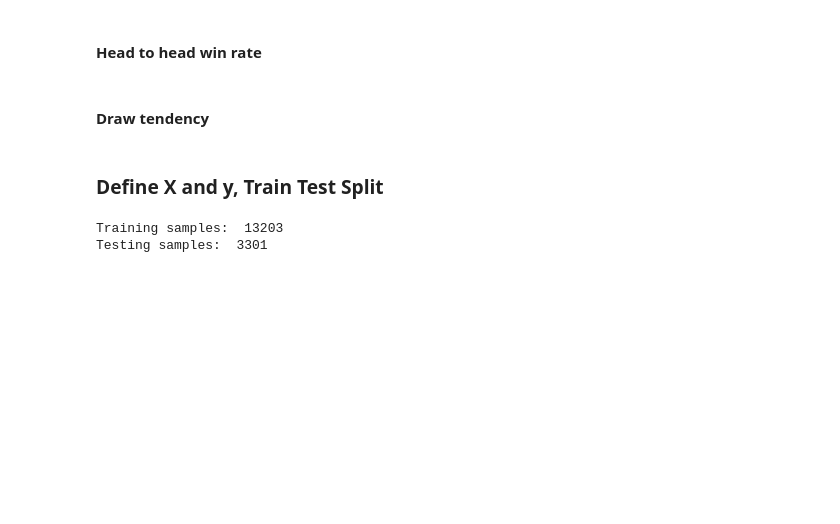
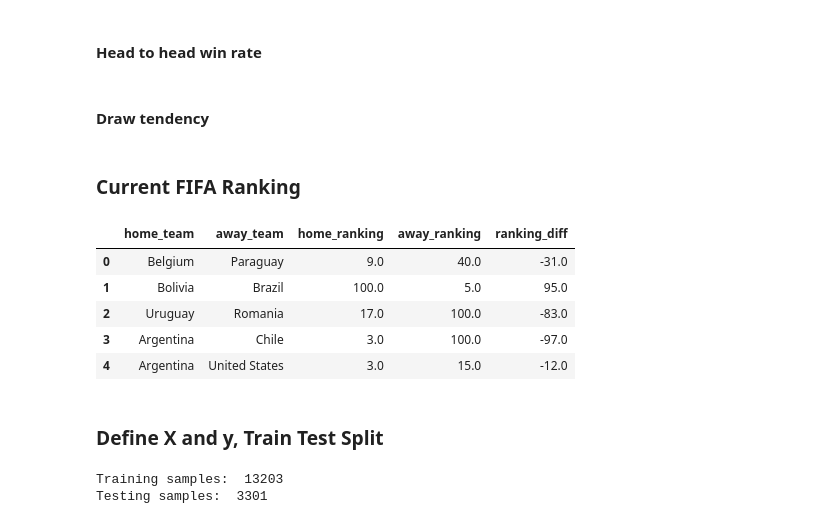
Before and after one commit to Howell-Jaelan/Project3, a Jupyter notebook: backend/FIFA WC Predictor.ipynb, the cells around one changed output. Cells and saved outputs as stored; diff of their text form; code cells hidden in the pictures; blank space fills up the shorter version.

```diff
--- a/backend/FIFA WC Predictor.ipynb
+++ b/backend/FIFA WC Predictor.ipynb
@@ -202,6 +206,37 @@ away_draw_rate = combined_data.groupby('away_team')['result'].apply(
 # %%
 combined_data = combined_data.merge(home_draw_rate, on = 'home_team', how = 'left')
 combined_data = combined_data.merge(away_draw_rate, on = 'away_team', how = 'left')
+# %% [markdown]
+### Current FIFA Ranking
+# %%
+fifa_rankings = {
+    "France": 1, "Spain": 2, "Argentina": 3, "England": 4, "Brazil": 5,
+    "Portugal": 6, "Netherlands": 7, "Morocco": 8, "Belgium": 9, "Germany": 10,
+    "Croatia": 11, "Italy": 12, "Senegal": 13, "Colombia": 14, "United States": 15, "Mexico": 16,
+    "Uruguay": 17, "Switzerland": 18, "Japan": 19, "Denmark": 20,
+    "Iran": 21, "South Korea": 22, "Ecuador": 23, "Austria": 24, "Turkey": 25, "Nigeria": 26,
+    "Australia": 27, "Algeria": 28, "Canada": 29, "Ukraine": 30, "Egypt": 31, "Norway": 32,
+    "Panama": 33, "Poland": 34, "Wales": 35, "Ivory Coast": 37, "Scotland": 38,
+    "Serbia": 39, "Paraguay": 40, "Hungary": 41, "Sweden": 42, "Czech Republic": 43
+}
+combined_data['home_ranking'] = combined_data['home_team'].map(fifa_rankings)
+combined_data['away_ranking'] = combined_data['away_team'].map(fifa_rankings)
+
+combined_data['home_ranking'] = combined_data['home_ranking'].fillna(100)
+combined_data['away_ranking'] = combined_data['away_ranking'].fillna(100)
+
+combined_data['ranking_diff'] = combined_data['home_ranking'] - combined_data['away_ranking']
+
+combined_data['match_compare'] = abs(combined_data['ranking_diff'])
+
+combined_data[['home_team', 'away_team', 'home_ranking', 'away_ranking', 'ranking_diff']].head()
+# %% [output]
+|  | home_team | away_team | home_ranking | away_ranking | ranking_diff |
+| 0 | Belgium | Paraguay | 9.0 | 40.0 | -31.0 |
+| 1 | Bolivia | Brazil | 100.0 | 5.0 | 95.0 |
+| 2 | Uruguay | Romania | 17.0 | 100.0 | -83.0 |
+| 3 | Argentina | Chile | 3.0 | 100.0 | -97.0 |
+| 4 | Argentina | United States | 3.0 | 15.0 | -12.0 |
 # %% [markdown]
 ### Define X and y, Train Test Split
 # %%
```
Also changed, not shown: parts of 9 cells of this notebook.
